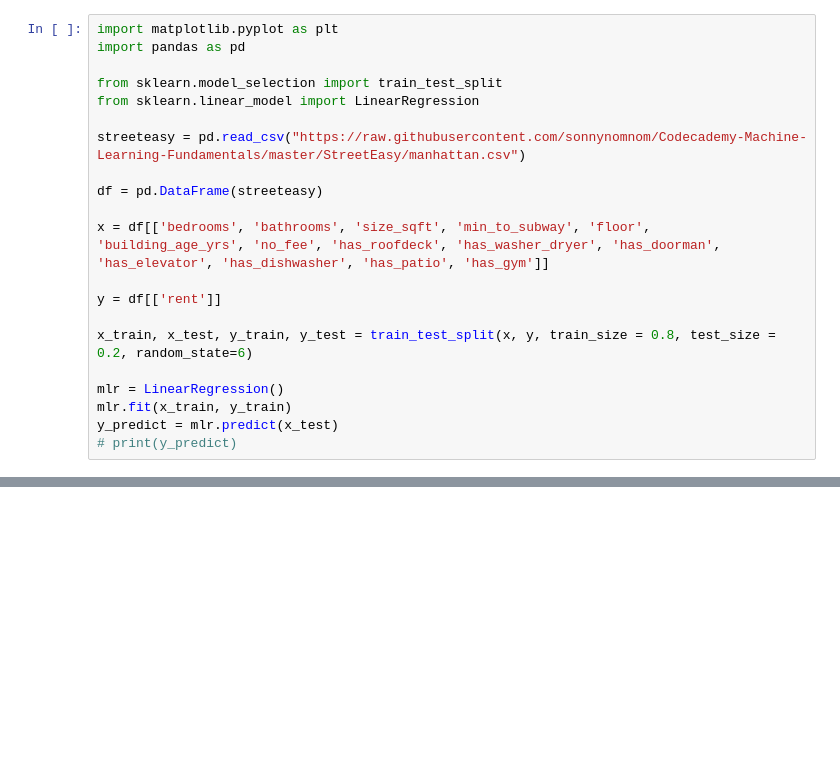
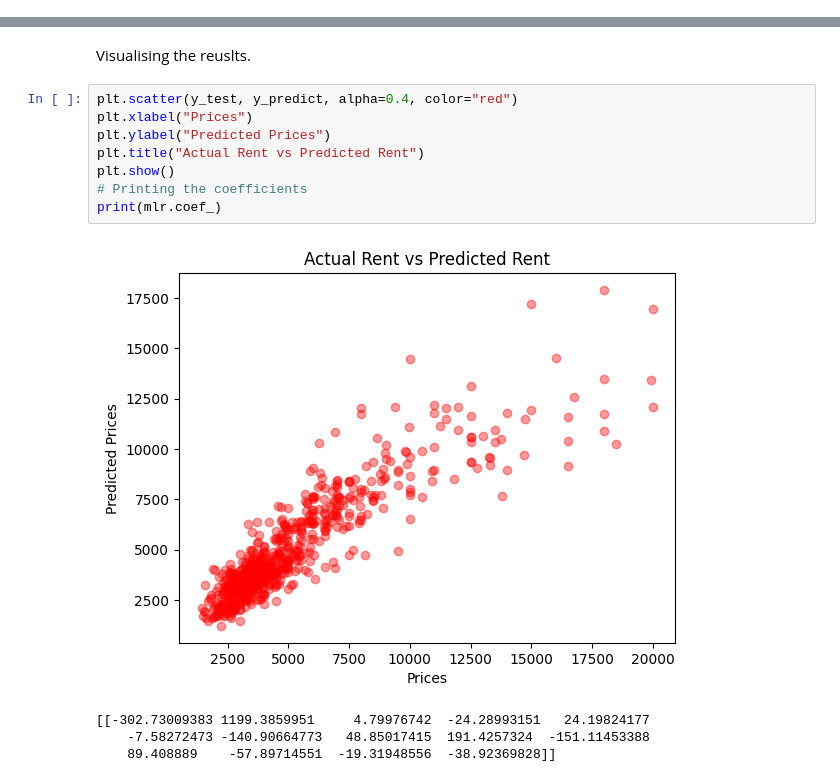
Before and after one commit to JTrehan1/MachineLearningPortfolio, a Jupyter notebook: LinearRegression/MultipleMachineLearning.ipynb, the cells around one changed output, grey strips where cells are left out. Saved outputs shown, nothing was run; the diff lists cells and outputs as text; blank space fills up the shorter version.

Commit message:
multiple linear regression on manhattan data created.
TODO: implement model on Brooklyn and Queens, create front end tool, write up on the visualisations.

```diff
--- a/LinearRegression/MultipleMachineLearning.ipynb
+++ b/LinearRegression/MultipleMachineLearning.ipynb
@@ -1,21 +0,0 @@
-# %%
-import matplotlib.pyplot as plt
-import pandas as pd
-
-from sklearn.model_selection import train_test_split
-from sklearn.linear_model import LinearRegression
-
-streeteasy = pd.read_csv("https://raw.githubusercontent.com/sonnynomnom/Codecademy-Machine-Learning-Fundamentals/master/StreetEasy/manhattan.csv")
-
-df = pd.DataFrame(streeteasy)
-
-x = df[['bedrooms', 'bathrooms', 'size_sqft', 'min_to_subway', 'floor', 'building_age_yrs', 'no_fee', 'has_roofdeck', 'has_washer_dryer', 'has_doorman', 'has_elevator', 'has_dishwasher', 'has_patio', 'has_gym']]
-
-y = df[['rent']]
-
-x_train, x_test, y_train, y_test = train_test_split(x, y, train_size = 0.8, test_size = 0.2, random_state=6)
-
-mlr = LinearRegression()
-mlr.fit(x_train, y_train)
-y_predict = mlr.predict(x_test)
-# print(y_predict)
@@ -39,0 +64,15 @@ y_predict = mlr.predict(x_test)
+# %% [markdown]
+Visualising the reuslts.
+# %%
+plt.scatter(y_test, y_predict, alpha=0.4, color="red")
+plt.xlabel("Prices")
+plt.ylabel("Predicted Prices")
+plt.title("Actual Rent vs Predicted Rent")
+plt.show()
+# Printing the coefficients
+print(mlr.coef_)
+# %% [output]
+[figure, added]
+[[-302.73009383 1199.3859951     4.79976742  -24.28993151   24.19824177
+    -7.58272473 -140.90664773   48.85017415  191.4257324  -151.11453388
+    89.408889    -57.89714551  -19.31948556  -38.92369828]]
```
Also changed, not shown: parts of 11 cells of this notebook.
